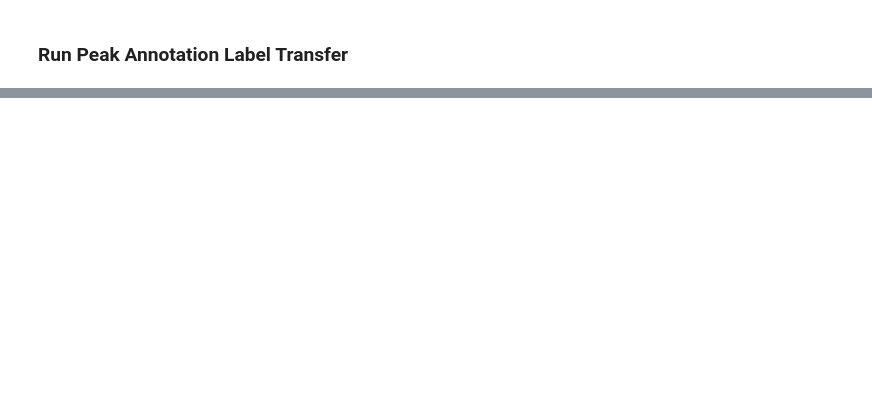
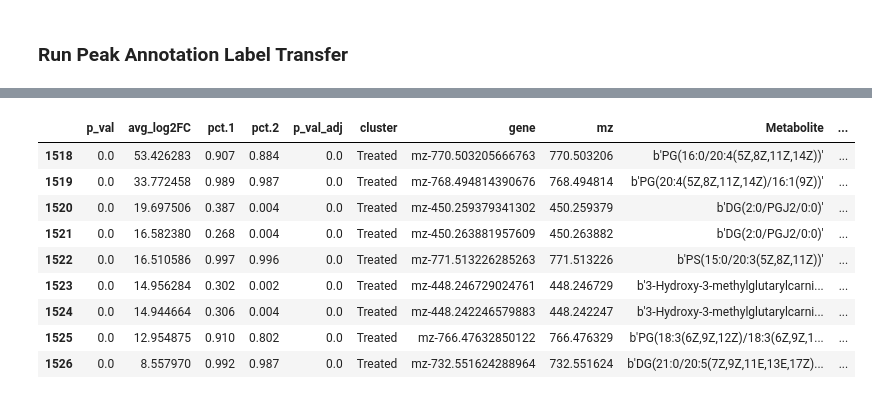
Before and after one commit to agc888/Nguyen_Lab, a Jupyter notebook: Spatial_Metabolomics/Mass_Spectrometry_Peak_Annotation.ipynb, the cells around one changed output, grey strips where cells are left out. Cells and saved outputs as stored; diff of their text form; code cells hidden in the pictures; blank space fills up the shorter version.

```diff
--- a/Spatial_Metabolomics/Mass_Spectrometry_Peak_Annotation.ipynb
+++ b/Spatial_Metabolomics/Mass_Spectrometry_Peak_Annotation.ipynb
@@ -100,0 +119,13 @@ annotations.to_csv("/QRISdata/Q1851/Andrew_C/Metabolomics/Analysis/All_Samples/A
+# %%
+annotated_dataset[annotated_dataset["cluster"] == "Treated"][1:10]
+# %% [output]
+|  | p_val | avg_log2FC | pct.1 | pct.2 | p_val_adj | cluster | gene | mz | Metabolite | ... |
+| 1518 | 0.0 | 53.426283 | 0.907 | 0.884 | 0.0 | Treated | mz-770.503205666763 | 770.503206 | b'PG(16:0/20:4(5Z,8Z,11Z,14Z))' | ... |
+| 1519 | 0.0 | 33.772458 | 0.989 | 0.987 | 0.0 | Treated | mz-768.494814390676 | 768.494814 | b'PG(20:4(5Z,8Z,11Z,14Z)/16:1(9Z))' | ... |
+| 1520 | 0.0 | 19.697506 | 0.387 | 0.004 | 0.0 | Treated | mz-450.259379341302 | 450.259379 | b'DG(2:0/PGJ2/0:0)' | ... |
+| 1521 | 0.0 | 16.582380 | 0.268 | 0.004 | 0.0 | Treated | mz-450.263881957609 | 450.263882 | b'DG(2:0/PGJ2/0:0)' | ... |
+| 1522 | 0.0 | 16.510586 | 0.997 | 0.996 | 0.0 | Treated | mz-771.513226285263 | 771.513226 | b'PS(15:0/20:3(5Z,8Z,11Z))' | ... |
+| 1523 | 0.0 | 14.956284 | 0.302 | 0.002 | 0.0 | Treated | mz-448.246729024761 | 448.246729 | b'3-Hydroxy-3-methylglutarylcarni... | ... |
+| 1524 | 0.0 | 14.944664 | 0.306 | 0.004 | 0.0 | Treated | mz-448.242246579883 | 448.242247 | b'3-Hydroxy-3-methylglutarylcarni... | ... |
+| 1525 | 0.0 | 12.954875 | 0.910 | 0.802 | 0.0 | Treated | mz-766.47632850122 | 766.476329 | b'PG(18:3(6Z,9Z,12Z)/18:3(6Z,9Z,1... | ... |
+| 1526 | 0.0 | 8.557970 | 0.992 | 0.987 | 0.0 | Treated | mz-732.551624288964 | 732.551624 | b'DG(21:0/20:5(7Z,9Z,11E,13E,17Z)... | ... |
```
Also changed, not shown: parts of 6 cells of this notebook, 2 other files.
